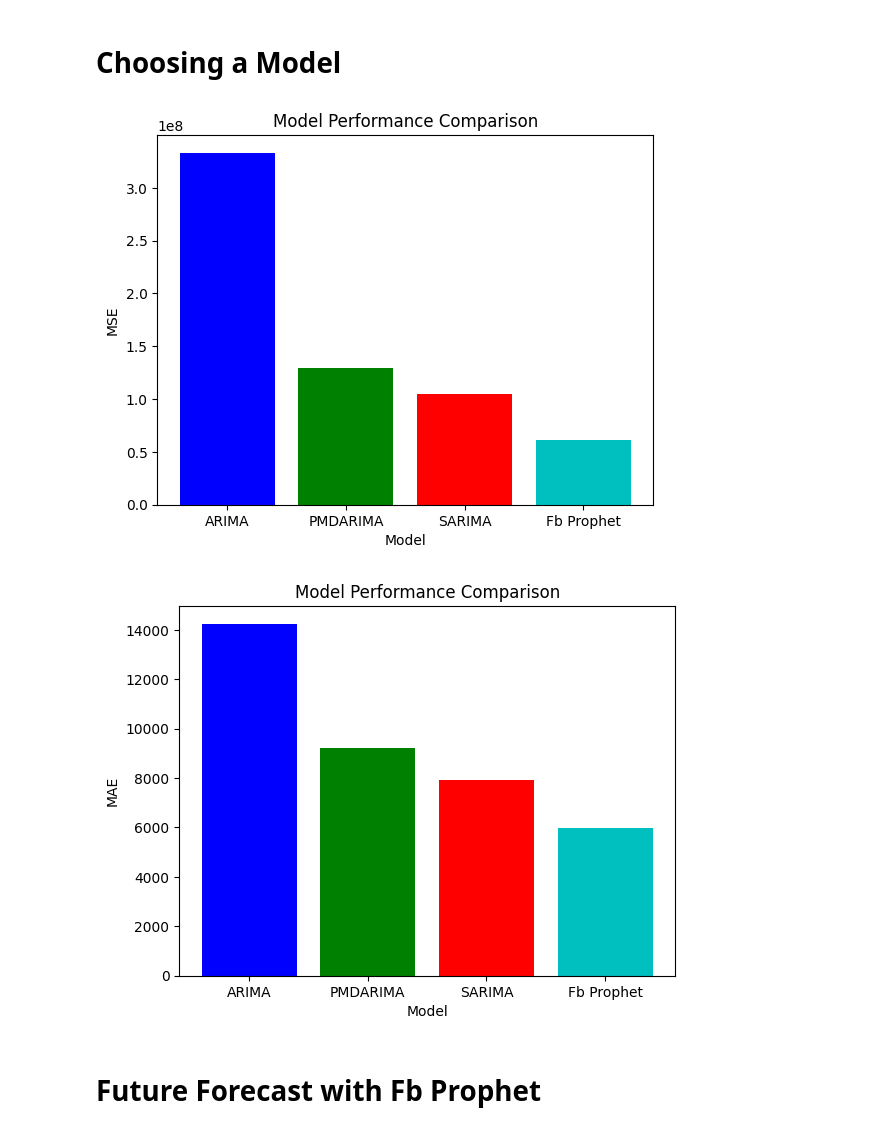
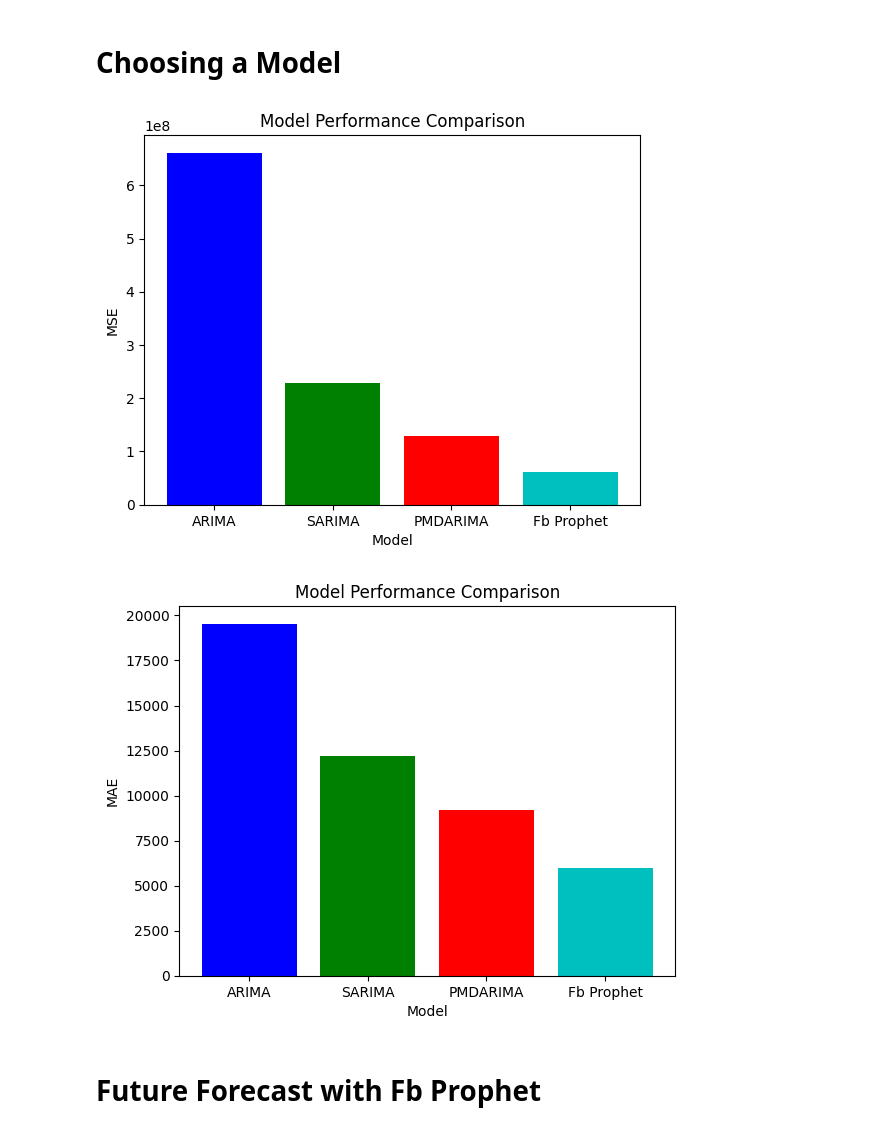
Before and after one commit to Manikanta-18/Super-Store-Sales-Forecast, a Jupyter notebook: Super_Store_Sales_forecast.ipynb, the cells around one changed output. Cells and saved outputs as stored; diff of their text form; code cells hidden in the pictures.

```diff
--- a/Super_Store_Sales_forecast.ipynb
+++ b/Super_Store_Sales_forecast.ipynb
@@ -723,12 +693,12 @@ Mean Absolute Error (MAE): 9213.387999514984
 from statsmodels.tsa.statespace.sarimax import SARIMAX
 
 
-sarima_model1 = SARIMAX(train['Sales'],
-                       order=(12, 0, 12),
+pmd_model = SARIMAX(train,
+                       order=(1, 1, 0),
                        seasonal_order=(0, 1, 0, 12))
 
-results_sarima1 = sarima_model1.fit()
-results_sarima1.summary()
+results_pmd = pmd_model.fit()
+results_pmd.summary()
 # %% [output]
 SARIMAX Results
 | Dep. Variable: | Sales | No. Observations: | 36 |
@@ -764,4 +721,4 @@ Warnings:
 # %%
-pred2=results_sarima1.predict(start=36,end=47,dynamic=True)
+pred2=results_pmd.predict(start=36,end=47,dynamic=True)
 print(pred2)
 # %% [output]
@@ -787,6 +744,6 @@ df_monthly['Sales'].plot(legend=True)
 # %%
 from sklearn.metrics import mean_squared_error
 
-mse2 = mean_squared_error(test['Sales'], pred2)
+mse2 = mean_squared_error(test, pred2)
 print(f"Mean Squared Error: {mse2}")
 # %% [output]
@@ -840,7 +801,7 @@ plt.show()
 # %% [output]
 [figure]
 # %%
-mse3 = mean_squared_error(test['Sales'],pred3['yhat'])
+mse3 = mean_squared_error(test,pred3['yhat'])
 print(f"Mean Squared Error: {mse3}")
 # %% [output]
 Mean Squared Error: 61082874.77336198
@@ -886,21 +847,21 @@ plt.show()
 # %% [markdown]
 # Choosing a Model
 # %%
-plt.bar(['ARIMA','PMDARIMA','SARIMA','Fb Prophet'],[mse,mse1,mse2,mse3],color=['b', 'g', 'r', 'c'])
+plt.bar(['ARIMA','SARIMA','PMDARIMA','Fb Prophet'],[mse,mse1,mse2,mse3],color=['b', 'g', 'r', 'c'])
 plt.xlabel('Model')
 plt.ylabel('MSE')
 plt.title('Model Performance Comparison')
 plt.show()
 # %% [output]
-[figure, old version]
+[figure, new version]
 # %%
-plt.bar(['ARIMA','PMDARIMA','SARIMA','Fb Prophet'],[mae,mae1,mae2,mae3],color=['b', 'g', 'r', 'c'])
+plt.bar(['ARIMA','SARIMA','PMDARIMA','Fb Prophet'],[mae,mae1,mae2,mae3],color=['b', 'g', 'r', 'c'])
 plt.xlabel('Model')
 plt.ylabel('MAE')
 plt.title('Model Performance Comparison')
 plt.show()
 # %% [output]
-[figure, old version]
+[figure, new version]
 # %% [markdown]
 # Future Forecast with Fb Prophet
 # %%
```
Also changed, not shown: parts of 50 cells of this notebook.
